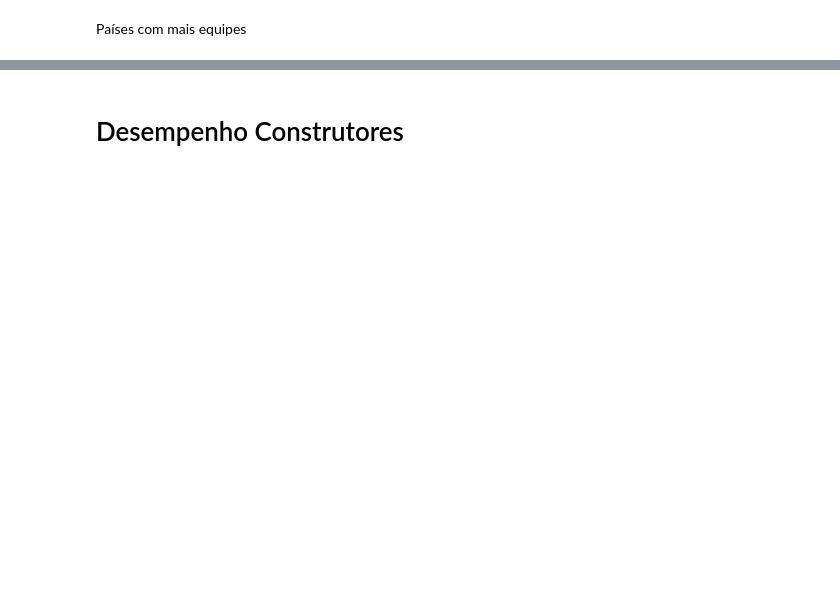
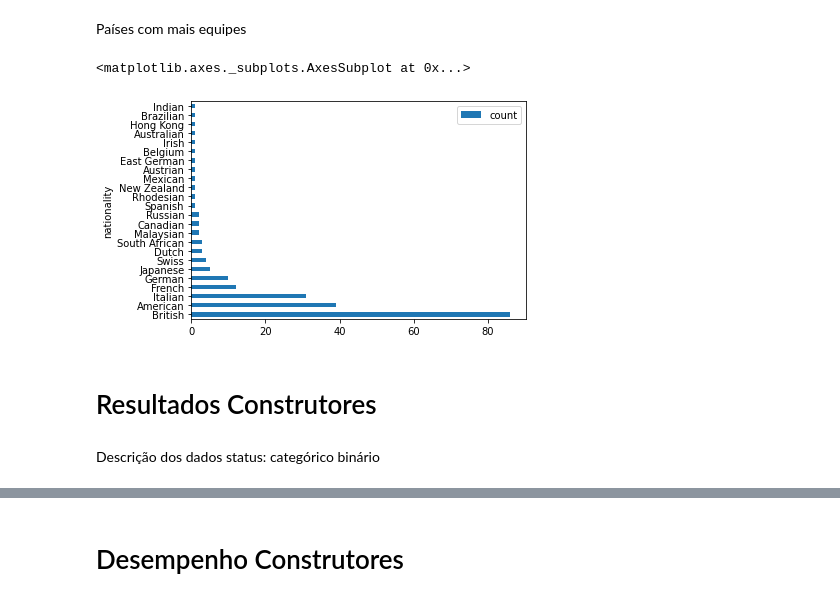
Before and after one commit to cdbm/F1DataAnalysis, a Jupyter notebook: data.ipynb, the cells around one changed output, grey strips where cells are left out. Drawn from its saved outputs; the diff is of its cells as text; code cells hidden in the pictures; blank space fills up the shorter version.

```diff
--- a/data.ipynb
+++ b/data.ipynb
@@ -70,4 +107,12 @@ constructors.head()
 # %% [markdown]
 Países com mais equipes
 # %%
-constructors.groupby(['nationality']).agg(['count'])['constructorRef'].sort_values(by='count', ascending=False)
+constructors.groupby(['nationality']).agg(['count'])['constructorRef'].sort_values(by='count', ascending=False).plot.barh()
+# %% [output]
+<matplotlib.axes._subplots.AxesSubplot at 0x...>
+[figure, added]
+# %% [markdown]
+# Resultados Construtores
+# %% [markdown]
+Descrição dos dados </br>
+status: categórico binário
```
Also changed, not shown: parts of 56 cells of this notebook.
